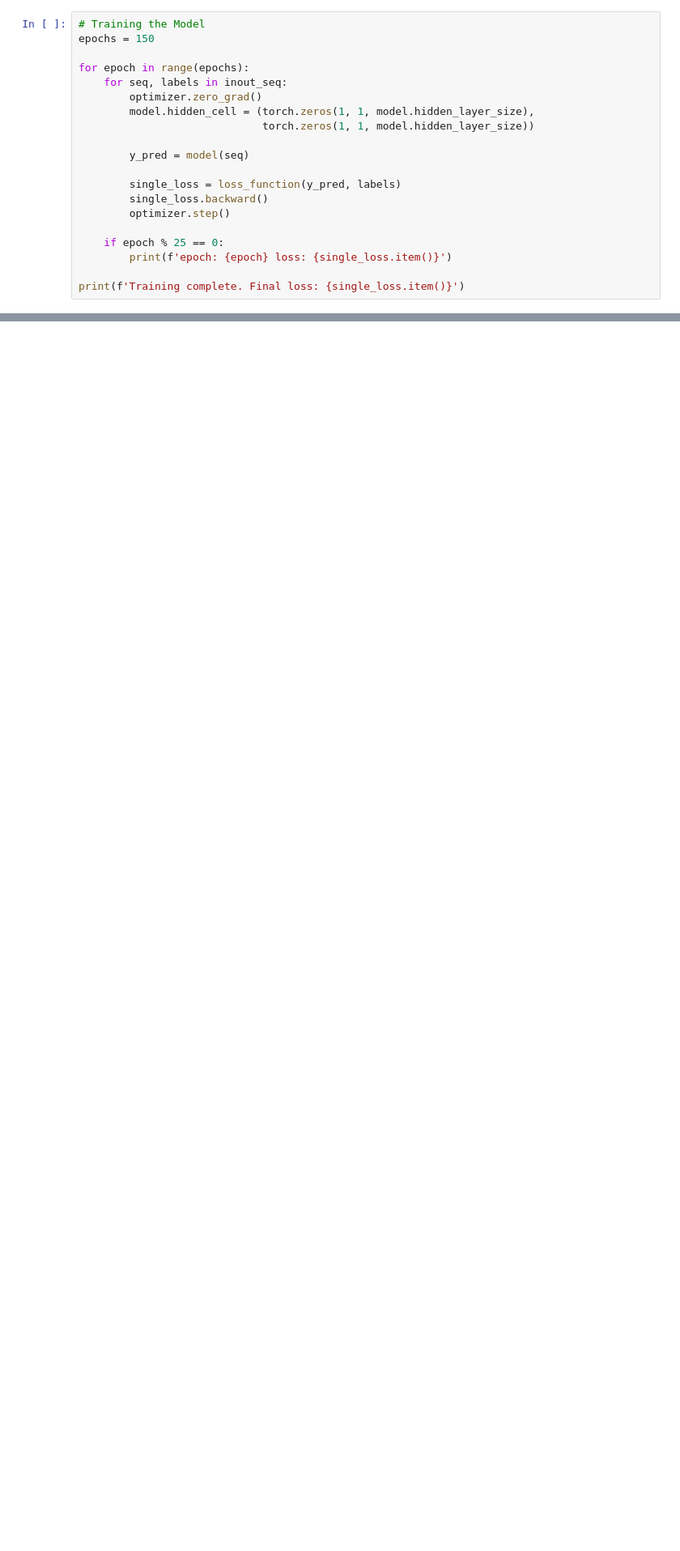
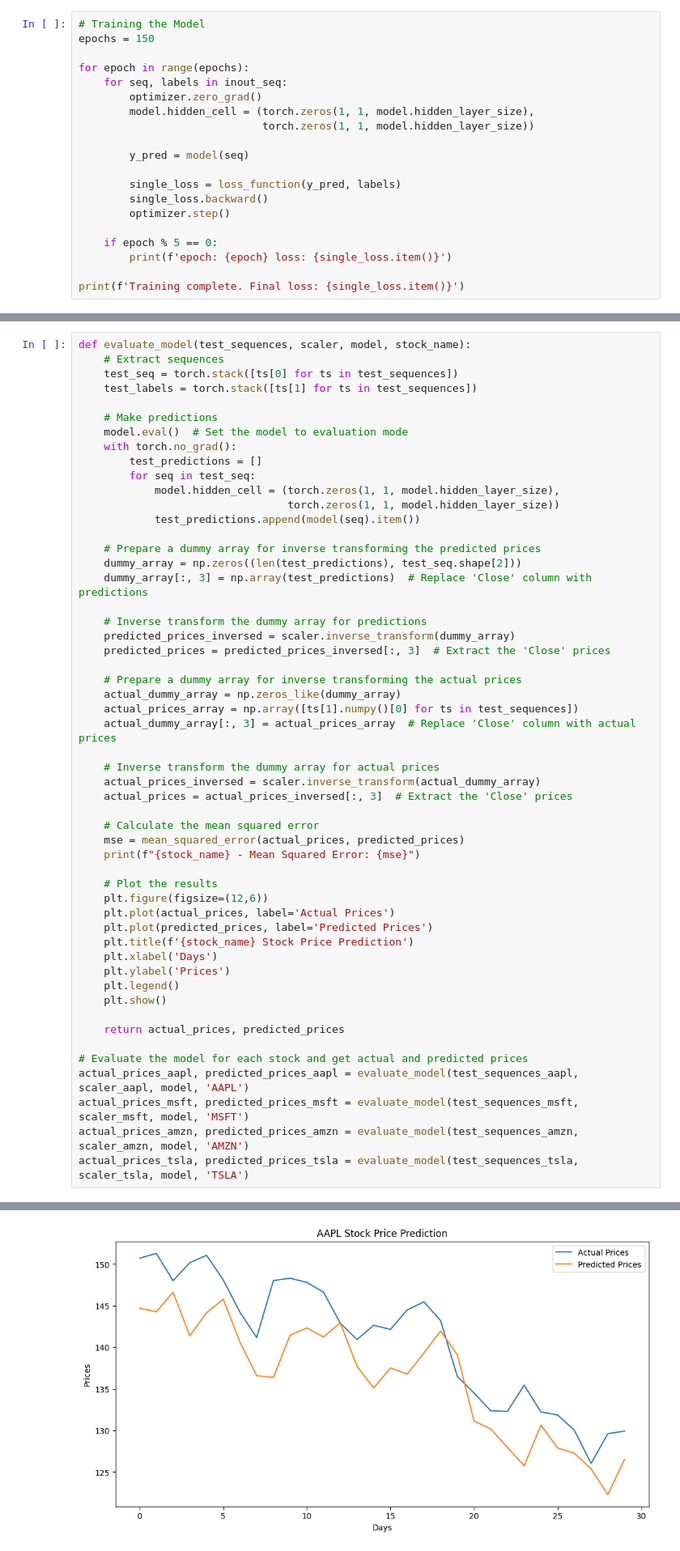
Before and after one commit to Sagargupta16/Stock-market-prediction, a Jupyter notebook: SMP.ipynb, the cells around one changed output, grey strips where cells are left out. Shown at 81% size. Saved outputs shown, nothing was run; the diff lists cells and outputs as text; blank space fills up the shorter version.

```diff
--- a/SMP.ipynb
+++ b/SMP.ipynb
@@ -77,7 +91,7 @@ for epoch in range(epochs):
         single_loss.backward()
         optimizer.step()
 
-    if epoch % 25 == 0:
+    if epoch % 5 == 0:
         print(f'epoch: {epoch} loss: {single_loss.item()}')
 
 print(f'Training complete. Final loss: {single_loss.item()}')
@@ -161,0 +142,54 @@ Mean Squared Error: 11.248650886318787
+# %%
+def evaluate_model(test_sequences, scaler, model, stock_name):
+    # Extract sequences
+    test_seq = torch.stack([ts[0] for ts in test_sequences])
+    test_labels = torch.stack([ts[1] for ts in test_sequences])
+
+    # Make predictions
+    model.eval()  # Set the model to evaluation mode
+    with torch.no_grad():
+        test_predictions = []
+        for seq in test_seq:
+            model.hidden_cell = (torch.zeros(1, 1, model.hidden_layer_size),
+                                 torch.zeros(1, 1, model.hidden_layer_size))
+            test_predictions.append(model(seq).item())
+
+    # Prepare a dummy array for inverse transforming the predicted prices
+    dummy_array = np.zeros((len(test_predictions), test_seq.shape[2]))
+    dummy_array[:, 3] = np.array(test_predictions)  # Replace 'Close' column with predictions
+
+    # Inverse transform the dummy array for predictions
+    predicted_prices_inversed = scaler.inverse_transform(dummy_array)
+    predicted_prices = predicted_prices_inversed[:, 3]  # Extract the 'Close' prices
+
+    # Prepare a dummy array for inverse transforming the actual prices
+    actual_dummy_array = np.zeros_like(dummy_array)
+    actual_prices_array = np.array([ts[1].numpy()[0] for ts in test_sequences])
+    actual_dummy_array[:, 3] = actual_prices_array  # Replace 'Close' column with actual prices
+
+    # Inverse transform the dummy array for actual prices
+    actual_prices_inversed = scaler.inverse_transform(actual_dummy_array)
+    actual_prices = actual_prices_inversed[:, 3]  # Extract the 'Close' prices
+
+    # Calculate the mean squared error
+    mse = mean_squared_error(actual_prices, predicted_prices)
+    print(f"{stock_name} - Mean Squared Error: {mse}")
+
+    # Plot the results
+    plt.figure(figsize=(12,6))
+    plt.plot(actual_prices, label='Actual Prices')
+    plt.plot(predicted_prices, label='Predicted Prices')
+    plt.title(f'{stock_name} Stock Price Prediction')
+    plt.xlabel('Days')
+    plt.ylabel('Prices')
+    plt.legend()
+    plt.show()
+
+    return actual_prices, predicted_prices
+
+# Evaluate the model for each stock and get actual and predicted prices
+actual_prices_aapl, predicted_prices_aapl = evaluate_model(test_sequences_aapl, scaler_aapl, model, 'AAPL')
+actual_prices_msft, predicted_prices_msft = evaluate_model(test_sequences_msft, scaler_msft, model, 'MSFT')
+actual_prices_amzn, predicted_prices_amzn = evaluate_model(test_sequences_amzn, scaler_amzn, model, 'AMZN')
+actual_prices_tsla, predicted_prices_tsla = evaluate_model(test_sequences_tsla, scaler_tsla, model, 'TSLA')
+# %% [output]
@@ -161,0 +197 @@ Mean Squared Error: 11.248650886318787
+[figure, added]
```
Also changed, not shown: parts of 7 cells of this notebook.
